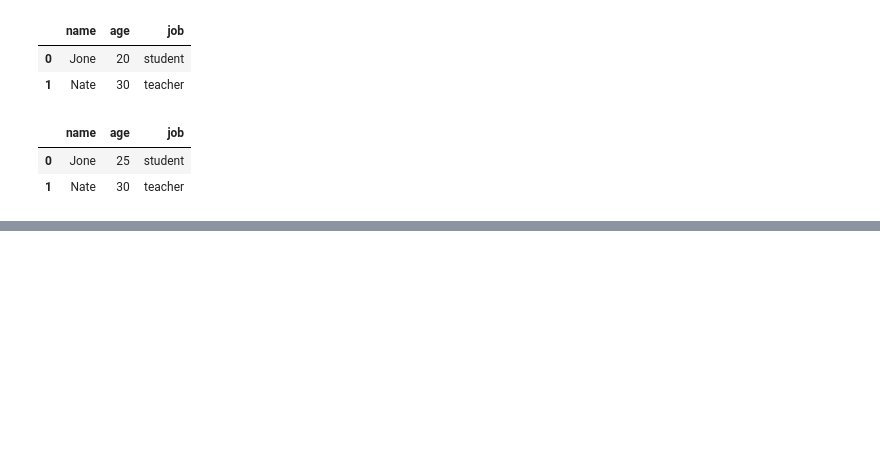
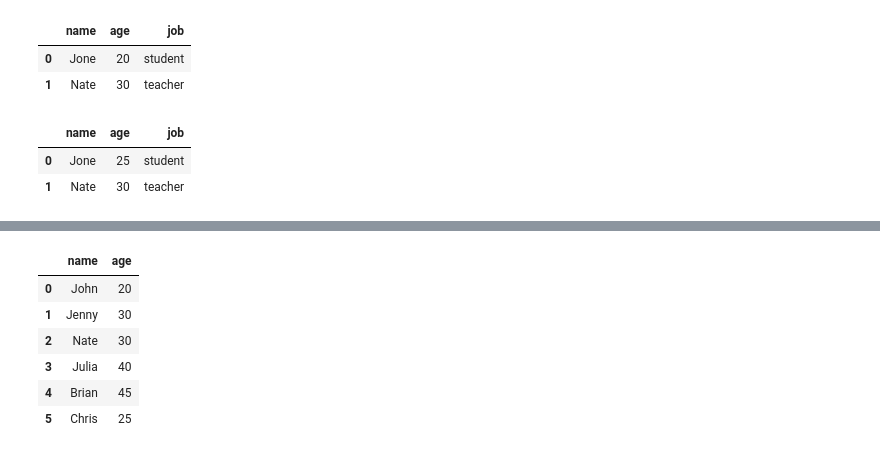
Before and after one commit to euneun316/Python-for-Pandas, a Jupyter notebook: pandas-study.ipynb, the cells around one changed output, grey strips where cells are left out. Cells and saved outputs as stored; diff of their text form; code cells hidden in the pictures; blank space fills up the shorter version.

Commit message:
DataFrame-drop

```diff
--- a/pandas-study.ipynb
+++ b/pandas-study.ipynb
@@ -202,0 +308,3 @@ df
+# %%
+df = pd.read_csv('data/friend_list_no_head.csv',header = None, names=['name','age','job'])
+df
@@ -202,0 +319,11 @@ df
+# %%
+df_filtered = df[['name','age']]
+df_filtered
+# %% [output]
+|  | name | age |
+| 0 | John | 20 |
+| 1 | Jenny | 30 |
+| 2 | Nate | 30 |
+| 3 | Julia | 40 |
+| 4 | Brian | 45 |
+| 5 | Chris | 25 |
```
Also changed, not shown: parts of 37 cells of this notebook.
